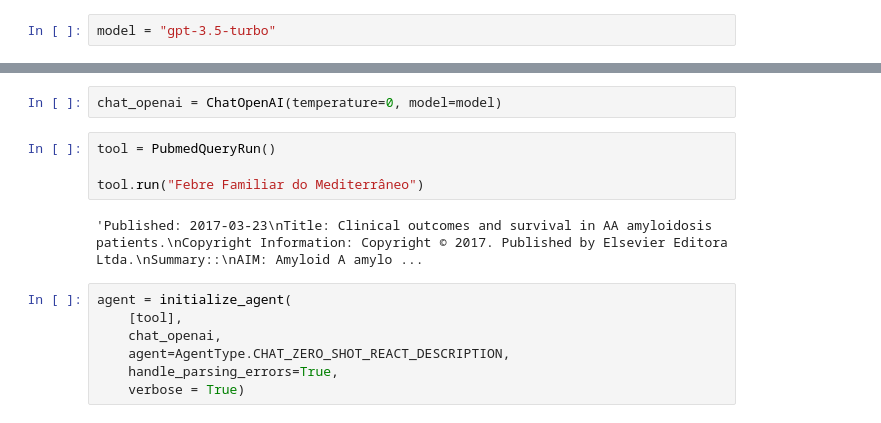
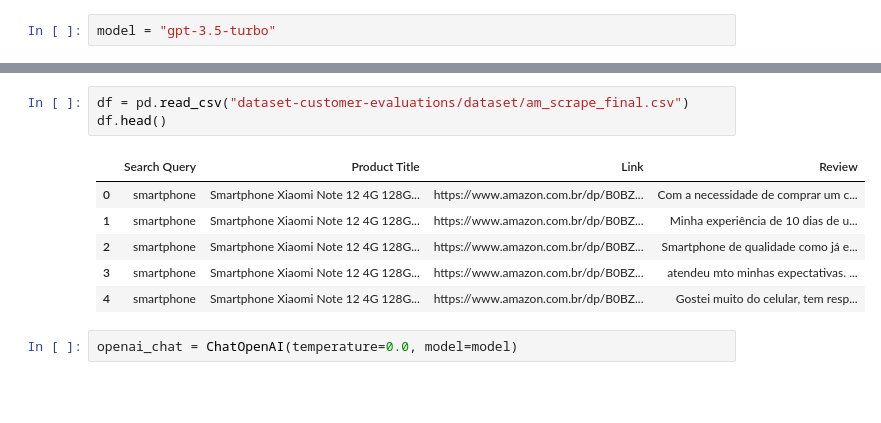
Before and after one commit to michelpf/fiap-ds-cloud-cognitive-environments, a Jupyter notebook: aula-4-plataforma-openai-langchain/desafio-1/aula-4-desafio-1-solucao.ipynb, the cells around one changed output, grey strips where cells are left out. Drawn from its saved outputs; the diff is of its cells as text; blank space fills up the shorter version.

```diff
--- a/aula-4-plataforma-openai-langchain/desafio-1/aula-4-desafio-1-solucao.ipynb
+++ b/aula-4-plataforma-openai-langchain/desafio-1/aula-4-desafio-1-solucao.ipynb
@@ -42,15 +53,12 @@ from langchain.tools import PubmedQueryRun
+# %%
+df = pd.read_csv("dataset-customer-evaluations/dataset/am_scrape_final.csv")
+df.head()
+# %% [output]
+|  | Search Query | Product Title | Link | Review |
+| 0 | smartphone | Smartphone Xiaomi Note 12 4G 128G... | https://www.amazon.com.br/dp/B0BZ... | Com a necessidade de comprar um c... |
+| 1 | smartphone | Smartphone Xiaomi Note 12 4G 128G... | https://www.amazon.com.br/dp/B0BZ... | Minha experiência de 10 dias de u... |
+| 2 | smartphone | Smartphone Xiaomi Note 12 4G 128G... | https://www.amazon.com.br/dp/B0BZ... | Smartphone de qualidade como já e... |
+| 3 | smartphone | Smartphone Xiaomi Note 12 4G 128G... | https://www.amazon.com.br/dp/B0BZ... | atendeu mto minhas expectativas. ... |
+| 4 | smartphone | Smartphone Xiaomi Note 12 4G 128G... | https://www.amazon.com.br/dp/B0BZ... | Gostei muito do celular, tem resp... |
 # %%
-chat_openai = ChatOpenAI(temperature=0, model=model)
+openai_chat = ChatOpenAI(temperature=0.0, model=model)
-# %%
-tool = PubmedQueryRun()
-
-tool.run("Febre Familiar do Mediterrâneo")
-# %% [output]
-'Published: 2017-03-23\nTitle: Clinical outcomes and survival in AA amyloidosis patients.\nCopyright Information: Copyright © 2017. Published by Elsevier Editora Ltda.\nSummary::\nAIM: Amyloid A amylo ...
-# %%
-agent = initialize_agent(
-    [tool],
-    chat_openai,
-    agent=AgentType.CHAT_ZERO_SHOT_REACT_DESCRIPTION,
-    handle_parsing_errors=True,
-    verbose = True)
```
Also changed, not shown: parts of 14 cells of this notebook, 3 other files.
